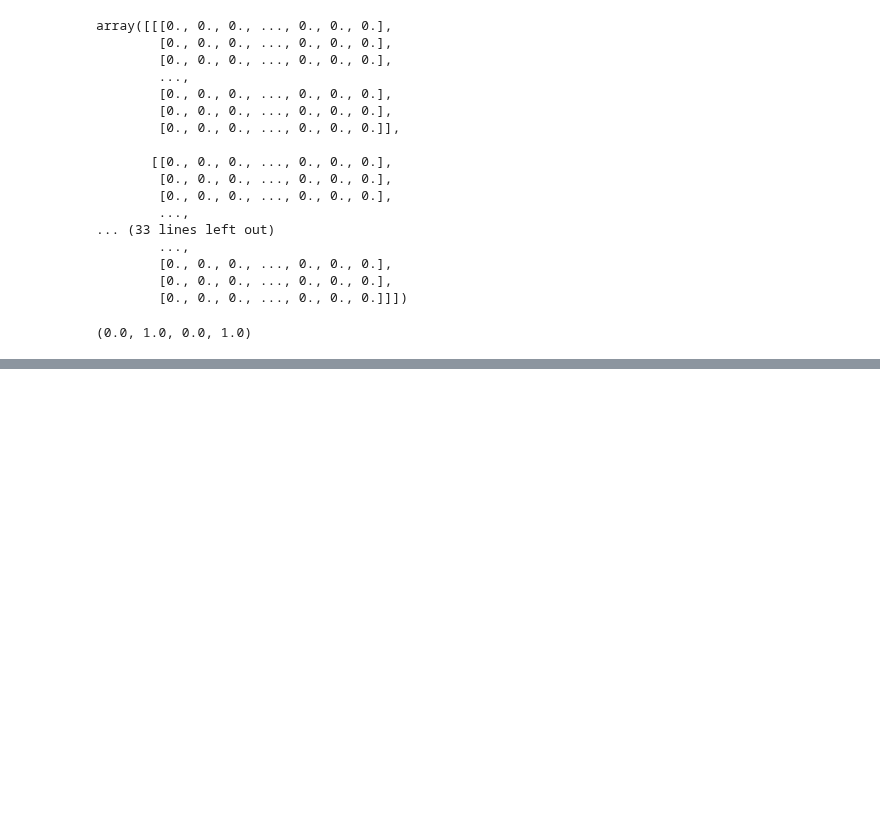
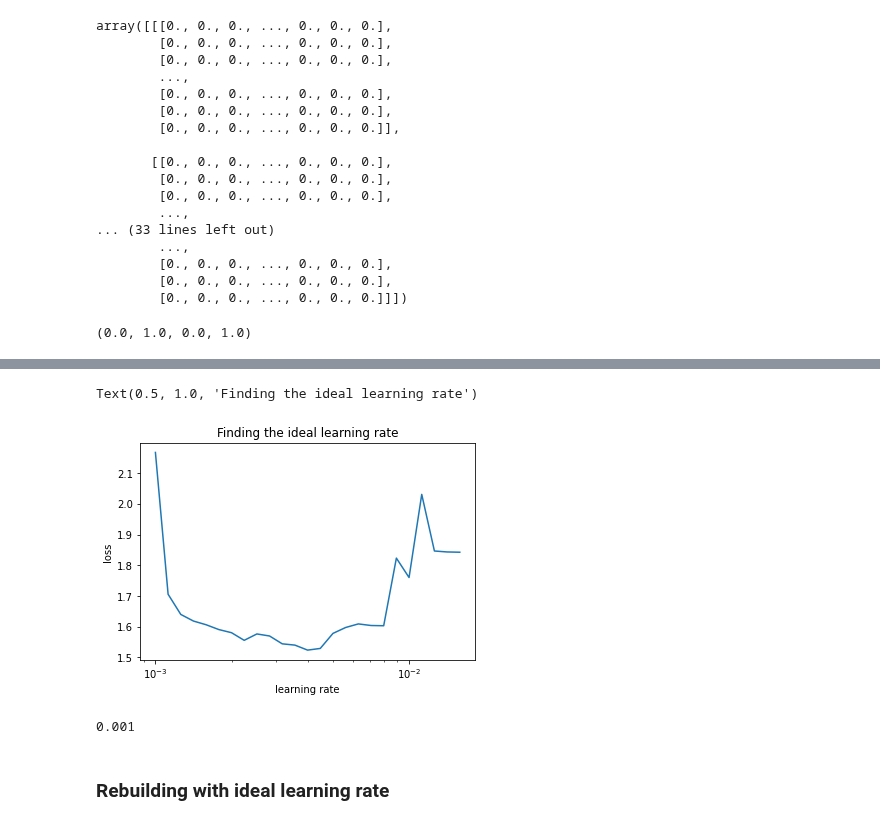
Before and after one commit to arghanath007/Data-Science, a Jupyter notebook: Deep Learning/Neural Network/Classification Problem/Neural_Network_Classification_problem.ipynb, the cells around one changed output, grey strips where cells are left out. Drawn from its saved outputs; the diff is of its cells as text; code cells hidden in the pictures; blank space fills up the shorter version.

```diff
--- a/Deep Learning/Neural Network/Classification Problem/Neural_Network_Classification_problem.ipynb
+++ b/Deep Learning/Neural Network/Classification Problem/Neural_Network_Classification_problem.ipynb
@@ -746,0 +778,15 @@ Epoch 100/100
+# %%
+tf.random.set_seed(42)
+
+model_6= tf.keras.Sequential([
+            tf.keras.layers.Flatten(input_shape=(28,28)),
+            tf.keras.layers.Dense(4, activation='relu'),
+            tf.keras.layers.Dense(4, activation='relu'),
+            tf.keras.layers.Dense(10, activation='softmax')
+])
+
+model_6.compile(loss=tf.keras.losses.SparseCategoricalCrossentropy(), optimizer=tf.keras.optimizers.Adam(), metrics=["accuracy"])
+
+lr_callback= tf.keras.callbacks.LearningRateScheduler(lambda epoch:1e-3 * 10**(epoch/20))
+
+history_6_lr=model_6.fit(X_train,y_train, epochs=25, validation_data=(X_test_scaled,y_test), callbacks=[lr_callback])
@@ -746,0 +811,15 @@ Epoch 100/100
+# %%
+lrs=1e-3 *(10**(tf.range(25)/20))
+plt.semilogx(lrs, history_6_lr.history["loss"])
+plt.xlabel("learning rate")
+plt.ylabel("loss")
+plt.title("Finding the ideal learning rate")
+# %% [output]
+Text(0.5, 1.0, 'Finding the ideal learning rate')
+[figure, added]
+# %%
+1e-3
+# %% [output]
+0.001
+# %% [markdown]
+### Rebuilding with ideal learning rate
```
Also changed, not shown: parts of 51 cells of this notebook, 5 other files.
